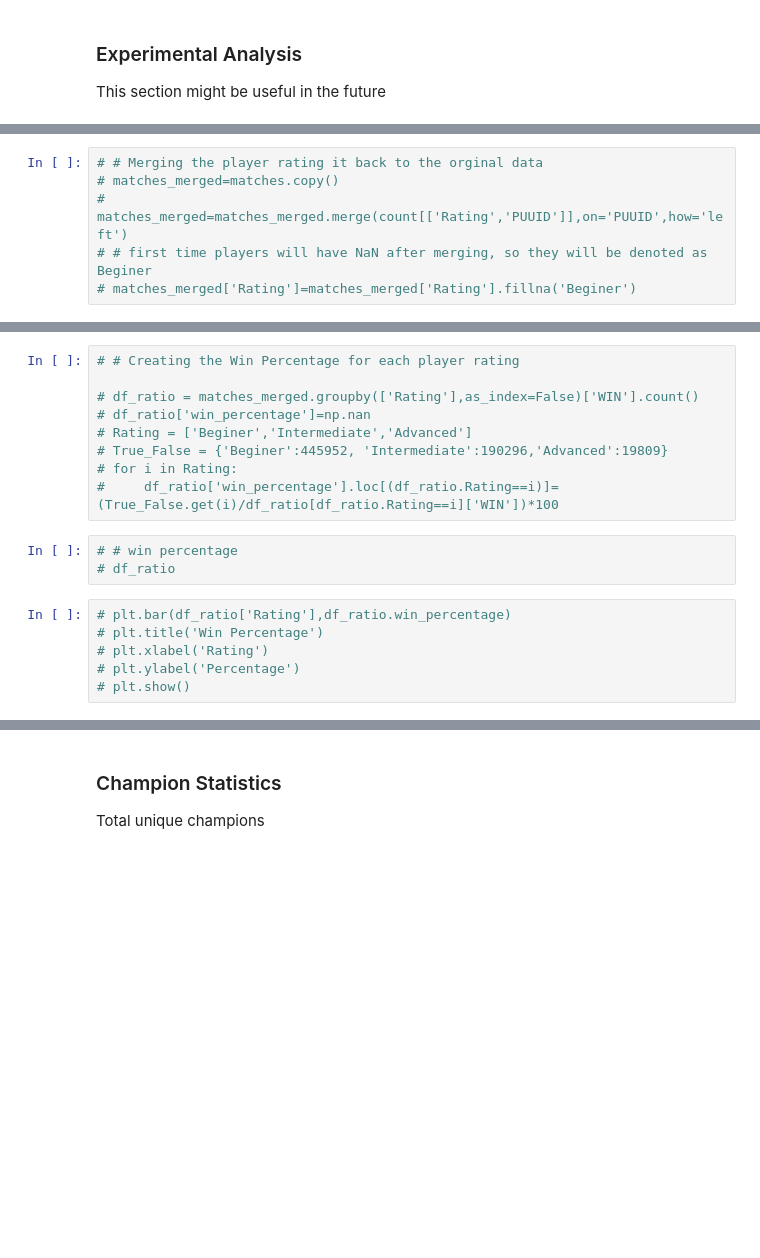
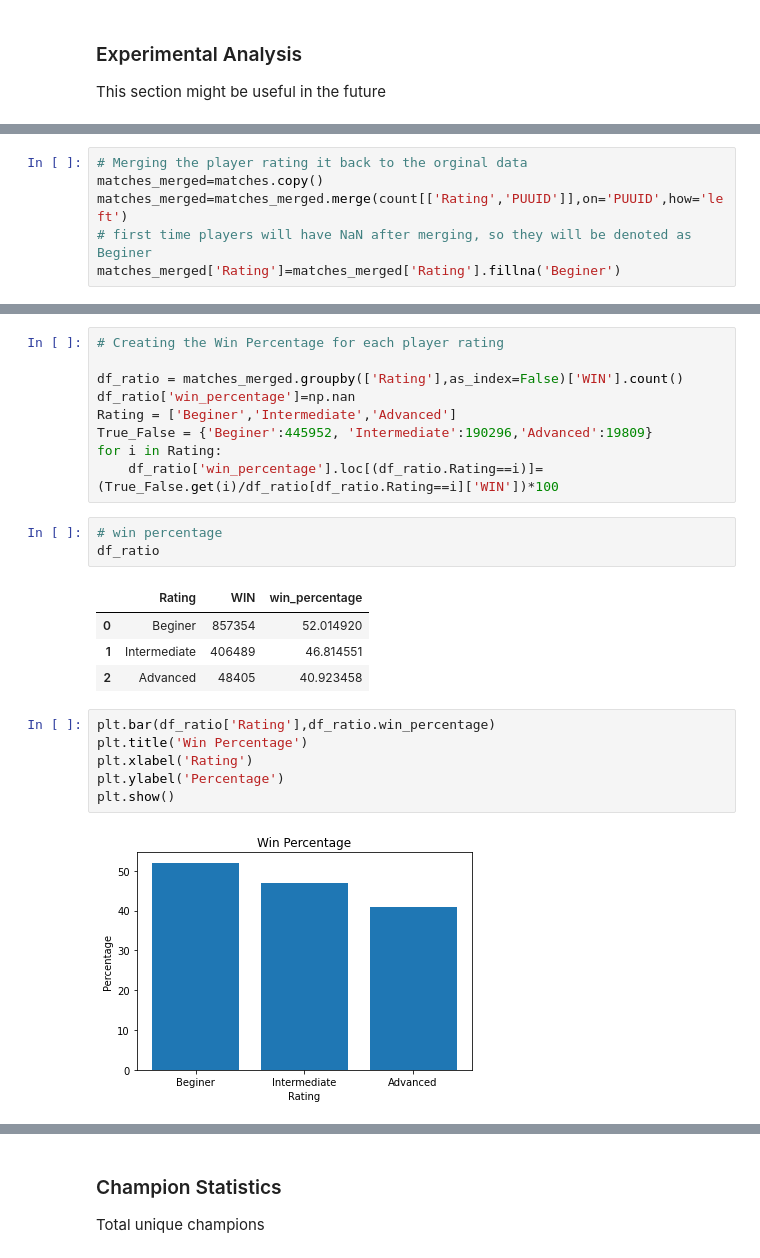
Before and after one commit to snatakal/KDD-project---Group-1, a Jupyter notebook: EDA.ipynb, the cells around one changed output, grey strips where cells are left out. Drawn from its saved outputs; the diff is of its cells as text; blank space fills up the shorter version.

```diff
--- a/EDA.ipynb
+++ b/EDA.ipynb
@@ -263,7 +274,7 @@ This section might be useful in the future
 # %%
-# # Merging the player rating it back to the orginal data
-# matches_merged=matches.copy()
-# matches_merged=matches_merged.merge(count[['Rating','PUUID']],on='PUUID',how='left')
-# # first time players will have NaN after merging, so they will be denoted as Beginer
-# matches_merged['Rating']=matches_merged['Rating'].fillna('Beginer')
+# Merging the player rating it back to the orginal data
+matches_merged=matches.copy()
+matches_merged=matches_merged.merge(count[['Rating','PUUID']],on='PUUID',how='left')
+# first time players will have NaN after merging, so they will be denoted as Beginer
+matches_merged['Rating']=matches_merged['Rating'].fillna('Beginer')
 # %%
@@ -272,21 +291,28 @@ This section might be useful in the future
 # %%
-# # Creating the Win Percentage for each player rating
+# Creating the Win Percentage for each player rating
 
-# df_ratio = matches_merged.groupby(['Rating'],as_index=False)['WIN'].count()
-# df_ratio['win_percentage']=np.nan
-# Rating = ['Beginer','Intermediate','Advanced']
-# True_False = {'Beginer':445952, 'Intermediate':190296,'Advanced':19809}
-# for i in Rating:
-#     df_ratio['win_percentage'].loc[(df_ratio.Rating==i)]=(True_False.get(i)/df_ratio[df_ratio.Rating==i]['WIN'])*100
+df_ratio = matches_merged.groupby(['Rating'],as_index=False)['WIN'].count()
+df_ratio['win_percentage']=np.nan
+Rating = ['Beginer','Intermediate','Advanced']
+True_False = {'Beginer':445952, 'Intermediate':190296,'Advanced':19809}
+for i in Rating:
+    df_ratio['win_percentage'].loc[(df_ratio.Rating==i)]=(True_False.get(i)/df_ratio[df_ratio.Rating==i]['WIN'])*100
 # %%
-# # win percentage
-# df_ratio
+# win percentage
+df_ratio
+# %% [output]
+|  | Rating | WIN | win_percentage |
+| 0 | Beginer | 857354 | 52.014920 |
+| 1 | Intermediate | 406489 | 46.814551 |
+| 2 | Advanced | 48405 | 40.923458 |
 # %%
-# plt.bar(df_ratio['Rating'],df_ratio.win_percentage)
-# plt.title('Win Percentage')
-# plt.xlabel('Rating')
-# plt.ylabel('Percentage')
-# plt.show()
+plt.bar(df_ratio['Rating'],df_ratio.win_percentage)
+plt.title('Win Percentage')
+plt.xlabel('Rating')
+plt.ylabel('Percentage')
+plt.show()
+# %% [output]
+[figure, added]
 # %% [markdown]
 #### Inference
 - Win percentage across different ratings is almost the same, with advanced players having the highest win percentage
```
Also changed, not shown: parts of 18 cells of this notebook.
